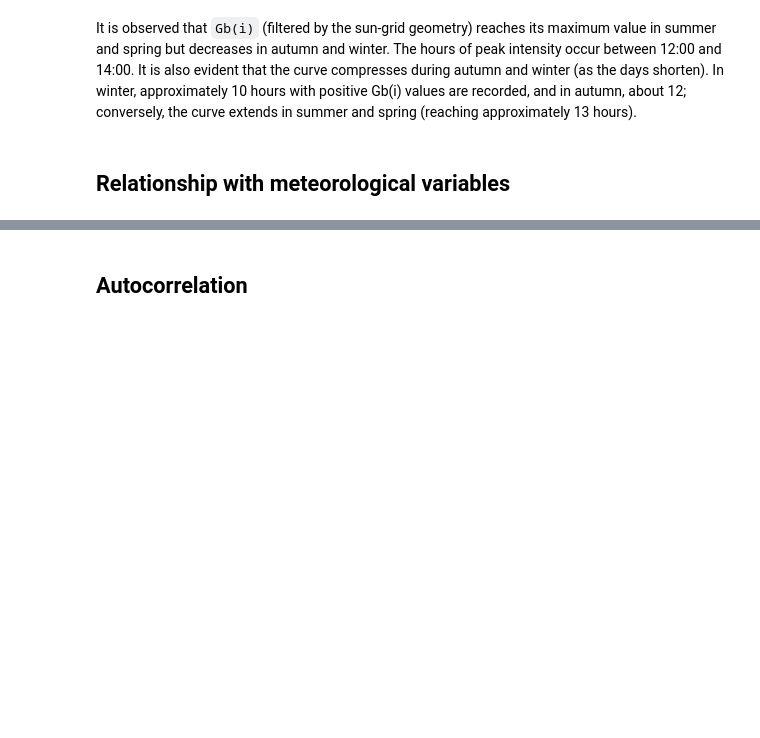
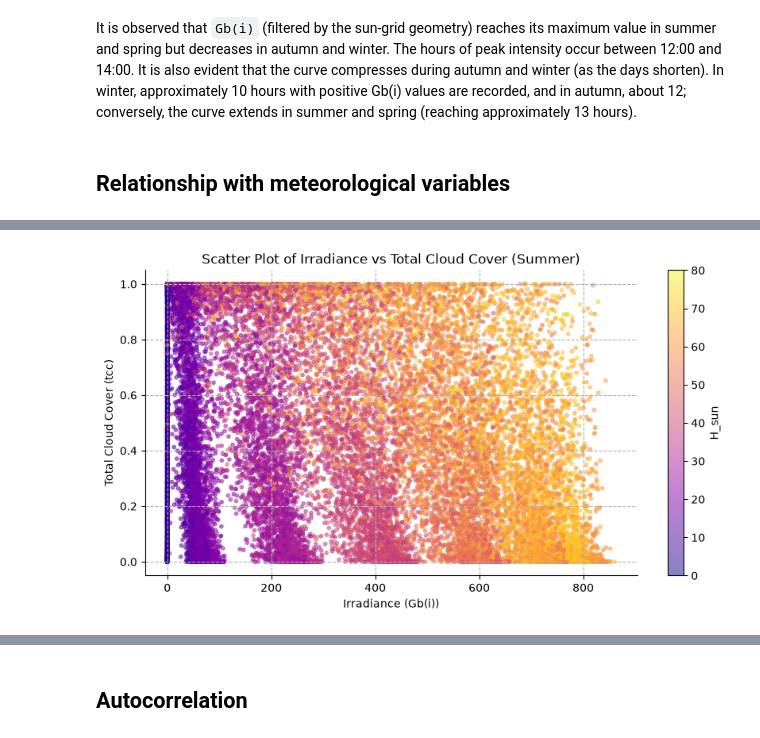
Before and after one commit to codingisads/solar-energy-forecast, a Jupyter notebook: notebooks/03_eda.ipynb, the cells around one changed output, grey strips where cells are left out. Cells and saved outputs as stored; diff of their text form; code cells hidden in the pictures; blank space fills up the shorter version.

```diff
--- a/notebooks/03_eda.ipynb
+++ b/notebooks/03_eda.ipynb
@@ -96,0 +104,4 @@ It is also evident that the curve compresses during autumn and winter (as the da
+# %%
+scatter_tcc_gbi_by_season(seasonal_data, 'Gb(i)','Irradiance','tcc','Total Cloud Cover', 'Summer')
+# %% [output]
+[figure, added]
```
Also changed, not shown: parts of 5 cells of this notebook, 1 other file.
